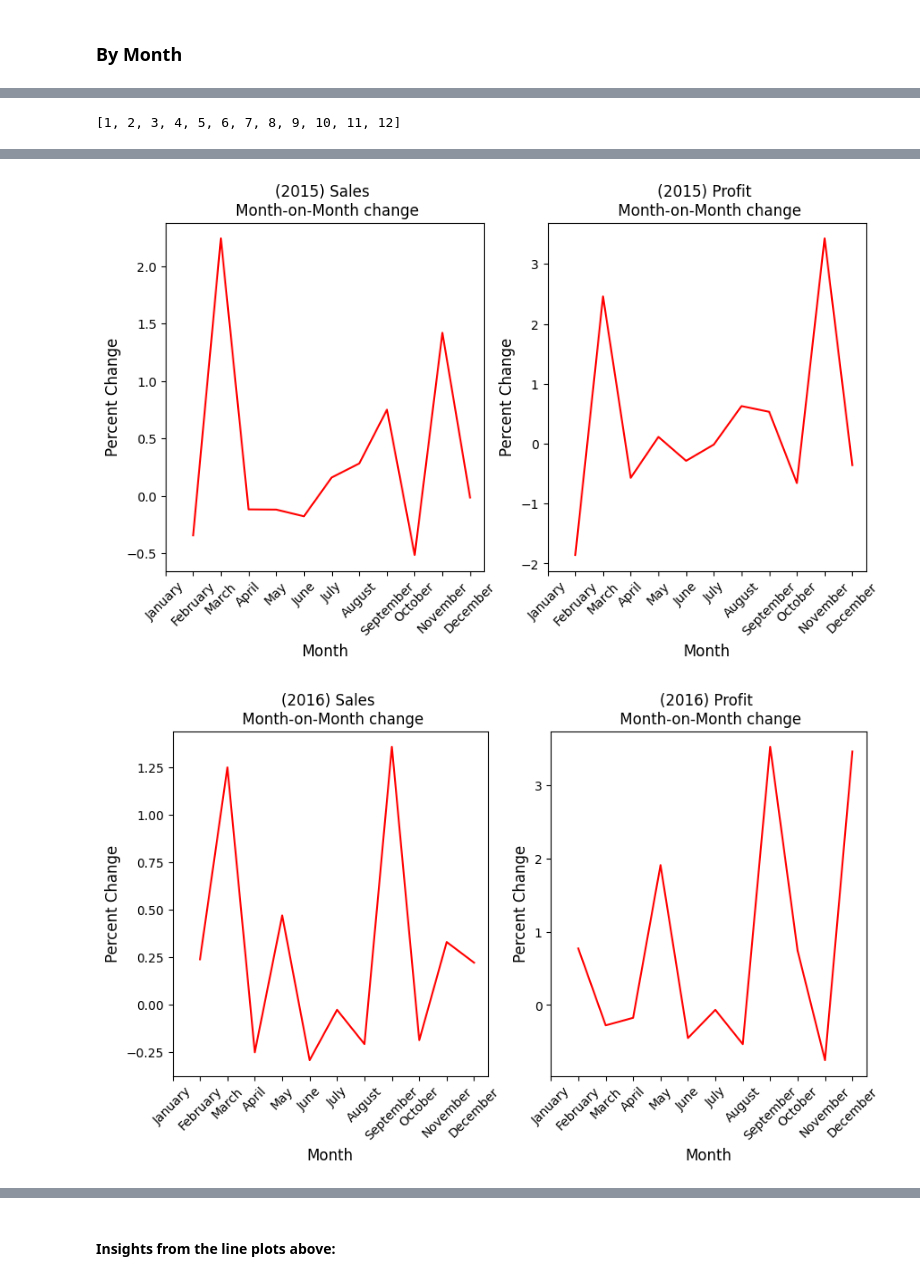
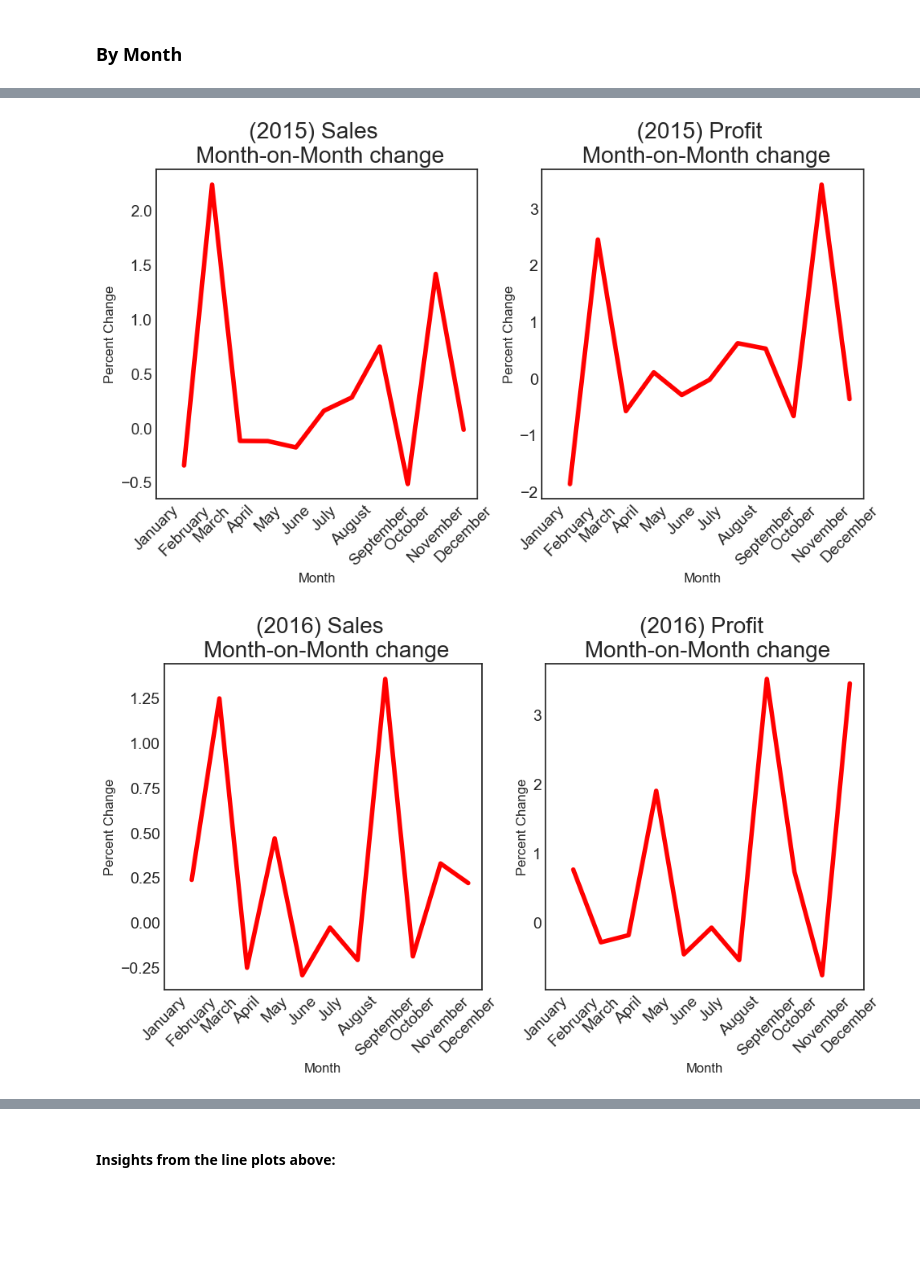
Before and after one commit to Brian-Jacob/Superstore_Project, a Jupyter notebook: Project_1.ipynb, the cells around one changed output, grey strips where cells are left out. Drawn from its saved outputs; the diff is of its cells as text; code cells hidden in the pictures; blank space fills up the shorter version.

```diff
--- a/Project_1.ipynb
+++ b/Project_1.ipynb
@@ -28,6 +28,7 @@ import seaborn as sns
 import matplotlib.pyplot as plt
 import plotly.graph_objs as go
 import plotly.express as px
+plt.style.use('seaborn-v0_8-white')
 
 import us
 from millify import millify
@@ -168,6 +171,6 @@ Additionally, we could come up with some metrics that indicate how long it took
 # %%
 group_ls = ['State','Region','Ship Mode','Segment','Country','City']
-num_cols = ['Sales','Profit']
+numeric_cols = ['Sales','Profit'] # Numeric
 # %%
 final_ls = [] # A list to store the different groupbys
 for col in group_ls:
@@ -362,14 +461,14 @@ fig.show()
 # %% [markdown]
 ### By Segment
 # %%
-fig, axs = plt.subplots(nrows=2,ncols=1,figsize=(10,12),sharex=True)
-plt.close(fig)
-final_ls[3][num_cols].sum().plot(kind='bar',rot=0,y='Sales',legend=None,title='Cumulative Sales by Segment',ax = axs[0],color='r')
+seg_fig, axs = plt.subplots(nrows=2,ncols=1,figsize=(10,12),sharex=True)
+plt.close(seg_fig)
+final_ls[3][numeric_cols].sum().plot(kind='bar',rot=0,y='Sales',legend=None,title='Cumulative Sales by Segment',ax = axs[0],color='r')
 plt.ylabel(ylabel='Amount (in millions of $)',size=12)
 plt.xlabel(xlabel='Segment',size=12,labelpad=10)
 plt.tight_layout()
 
-final_ls[3][num_cols].sum().plot(kind='bar',rot=0,y='Profit',legend = None,title='Cumulative Profit by Segment',ax = axs[1],color='blue')
+final_ls[3][numeric_cols].sum().plot(kind='bar',rot=0,y='Profit',legend = None,title='Cumulative Profit by Segment',ax = axs[1],color='blue')
 plt.ylabel(ylabel='Amount (in millions of $)',size=12)
 plt.xlabel(xlabel='Segment',size=12,labelpad=10)
 plt.tight_layout()
@@ -408,5 +507,5 @@ axs[1].set_ylim(bottom=0,top = (1.05)*axs[1].get_ylim()[1])
 axs[1].set_xlabel(xlabel="Segment",size=15,labelpad=10)
 axs[1].set_ylabel(ylabel="Amount (in $)",size=15)
 
-fig
+seg_fig
 # %% [output]
@@ -545,8 +655,8 @@ final_gb_spm = \
 | 6 days | 0.000000 | 0.00000 | 0.000000 | 20.157507 |
 | 7 days | 0.000000 | 0.00000 | 0.000000 | 10.405496 |
 # %%
-fig = px.bar(data_frame=final_gb_spm,title = 'Alternate Visualization of Delays across Shipping Methods')
-fig.update_layout(title_x=0.5,xaxis_title="Time Elapsed",yaxis_title="Counts",dragmode=False,xaxis=dict(tickvals = final_gb_spm.index,ticktext=list(range(0,8))))
+fig = px.bar(data_frame=final_gb_spm,title = 'Alternate Visualization of Delays across Shipping Methods',hover_data={'Ship Mode':True})
+fig.update_layout(title_x=0.5,xaxis_title="Time Elapsed (in days)",yaxis_title="Counts",dragmode=False,xaxis=dict(tickvals = final_gb_spm.index,ticktext=list(range(0,8))))
 # %% [output]
 [interactive output not drawn]
 # %%
@@ -604,12 +693,8 @@ final_plot_pm
-# %%
-list(final_plot_pm.index.get_level_values(level=1).unique())
-# %% [output]
-[1, 2, 3, 4, 5, 6, 7, 8, 9, 10, 11, 12]
 # %%
 for idx in idx_set:
     fig,axs = plt.subplots(nrows=1,ncols=2,figsize=(20,10))
     it_var = 0
-    for nm in num_cols:
+    for nm in numeric_cols:
         final_plot_pm.loc[idx,:].plot(y=nm, kind='line',rot=45,figsize=(10,5),legend=None,color='red',ax=axs[it_var])
         axs[it_var].set_xlabel(xlabel='Month',size=12)
         axs[it_var].set_ylabel(ylabel='Percent Change',size=12)
@@ -628,2 +713,2 @@ for idx in idx_set:
-[figure, old version]
+[figure, new version]
-[figure, old version]
+[figure, new version]
```
Also changed, not shown: parts of 40 cells of this notebook.
